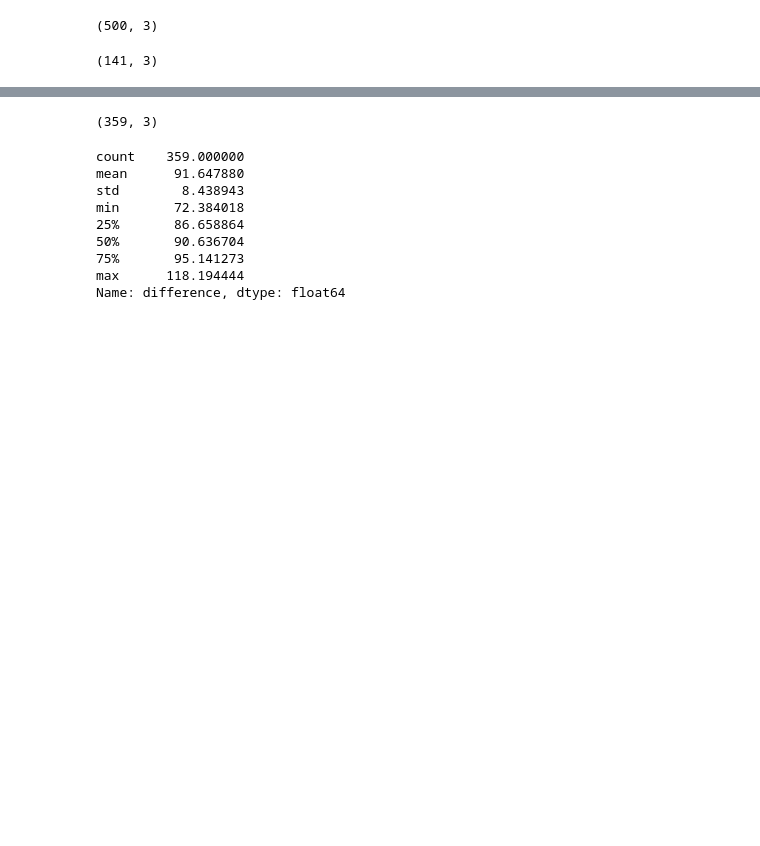
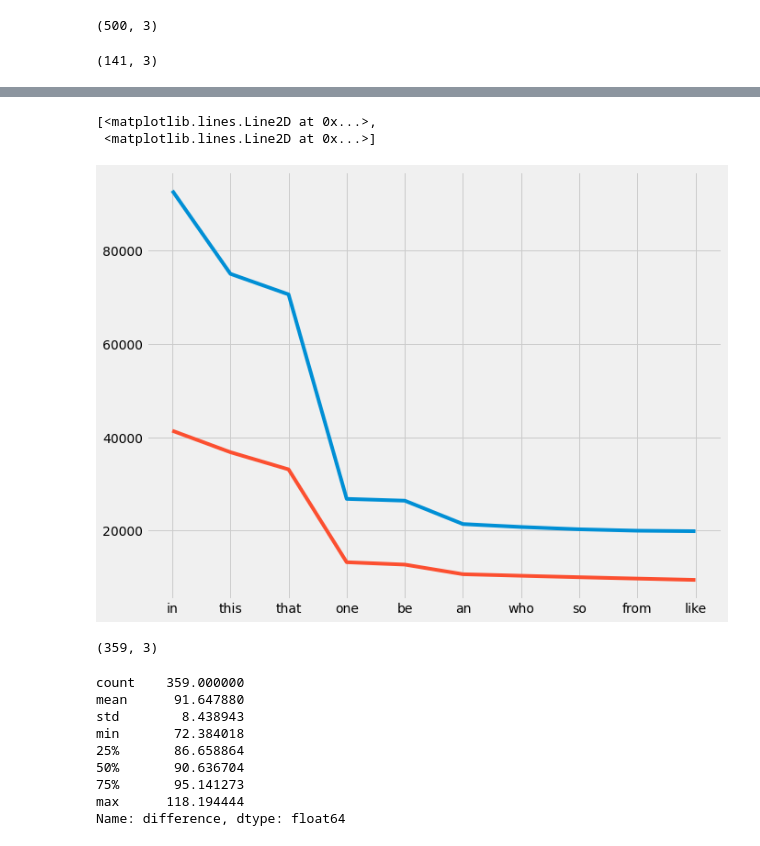
Before and after one commit to huggingface/data-measurements-tool, a Jupyter notebook: notebooks/ZipfsLaw-labeled.ipynb, the cells around one changed output, grey strips where cells are left out. Drawn from its saved outputs; the diff is of its cells as text; code cells hidden in the pictures; blank space fills up the shorter version.

Commit message:
Added plots of open/closed class words

```diff
--- a/notebooks/ZipfsLaw-labeled.ipynb
+++ b/notebooks/ZipfsLaw-labeled.ipynb
@@ -255,7 +255,7 @@ So here we can say that 114/500 of the most common words are significantly (?) d
 # %% [markdown]
 ### Checking open versus closed class words
 # %%
-wordlist=open('resources/closed_EN.txt', 'r').readlines()
+wordlist=open('../resources/closed_EN.txt', 'r').readlines()
 # %%
 closedlist=[]
 for l in wordlist:
@@ -288,3 +289,10 @@ closedclass.loc[(closedclass['difference'] >=100)].shape
+# %%
+plt.figure(figsize=(10,8))
+plt.plot(closedclass[['total','zipf']].loc[(closedclass['difference'] >=100)].sort_values(by='total', ascending=False).head(10))
+# %% [output]
+[<matplotlib.lines.Line2D at 0x...>,
+ <matplotlib.lines.Line2D at 0x...>]
+[figure, added]
 # %%
 openclass= terms[~terms.index.isin(closedlist)]
 openclass.shape
```
Also changed, not shown: parts of 6 cells of this notebook.
